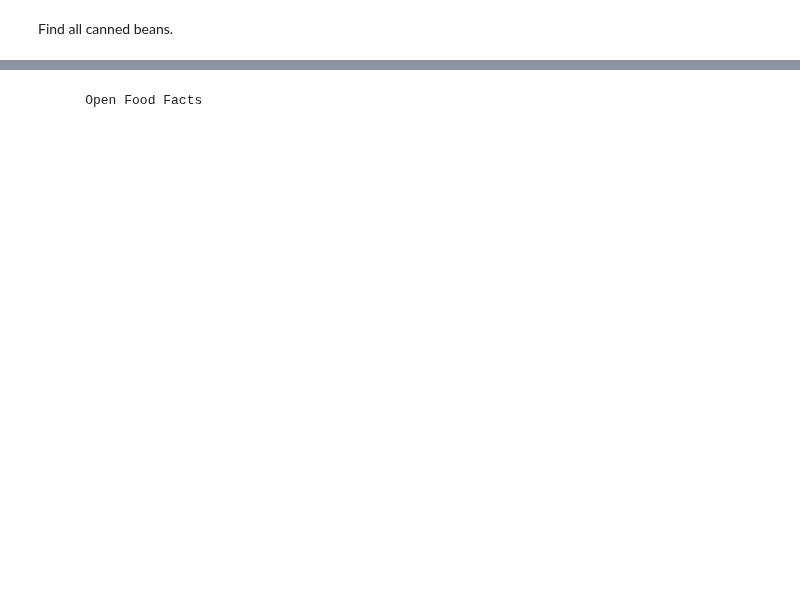
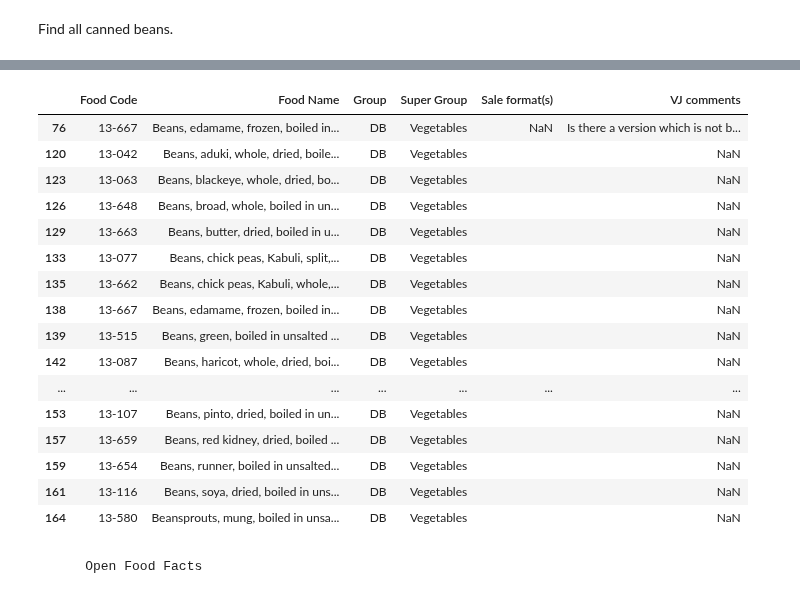
Before and after one commit to elliotkarikari/Product_Weight_Project, a Jupyter notebook: Jupter_notebooks/Standardising_Dataset/Building Product Weights Table.ipynb, the cells around one changed output, grey strips where cells are left out. Drawn from its saved outputs; the diff is of its cells as text; code cells hidden in the pictures; blank space fills up the shorter version.

```diff
--- a/Jupter_notebooks/Standardising_Dataset/Building Product Weights Table.ipynb
+++ b/Jupter_notebooks/Standardising_Dataset/Building Product Weights Table.ipynb
@@ -439,3 +449,24 @@ vegboil
+# %%
+bean_b = bean[bean['Food Name'].str.contains(r'\bboiled\b')]
+bean_b
+# %% [output]
+|  | Food Code | Food Name | Group | Super Group | Sale format(s) | VJ comments |
+| 76 | 13-667 | Beans, edamame, frozen, boiled in... | DB | Vegetables | NaN | Is there a version which is not b... |
+| 120 | 13-042 | Beans, aduki, whole, dried, boile... | DB | Vegetables |  | NaN |
+| 123 | 13-063 | Beans, blackeye, whole, dried, bo... | DB | Vegetables |  | NaN |
+| 126 | 13-648 | Beans, broad, whole, boiled in un... | DB | Vegetables |  | NaN |
+| 129 | 13-663 | Beans, butter, dried, boiled in u... | DB | Vegetables |  | NaN |
+| 133 | 13-077 | Beans, chick peas, Kabuli, split,... | DB | Vegetables |  | NaN |
+| 135 | 13-662 | Beans, chick peas, Kabuli, whole,... | DB | Vegetables |  | NaN |
+| 138 | 13-667 | Beans, edamame, frozen, boiled in... | DB | Vegetables |  | NaN |
+| 139 | 13-515 | Beans, green, boiled in unsalted ... | DB | Vegetables |  | NaN |
+| 142 | 13-087 | Beans, haricot, whole, dried, boi... | DB | Vegetables |  | NaN |
+| ... | ... | ... | ... | ... | ... | ... |
+| 153 | 13-107 | Beans, pinto, dried, boiled in un... | DB | Vegetables |  | NaN |
+| 157 | 13-659 | Beans, red kidney, dried, boiled ... | DB | Vegetables |  | NaN |
+| 159 | 13-654 | Beans, runner, boiled in unsalted... | DB | Vegetables |  | NaN |
+| 161 | 13-116 | Beans, soya, dried, boiled in uns... | DB | Vegetables |  | NaN |
+| 164 | 13-580 | Beansprouts, mung, boiled in unsa... | DB | Vegetables |  | NaN |
 # %% [markdown]
         Open Food Facts
 # %%
```
Also changed, not shown: parts of 18 cells of this notebook.
